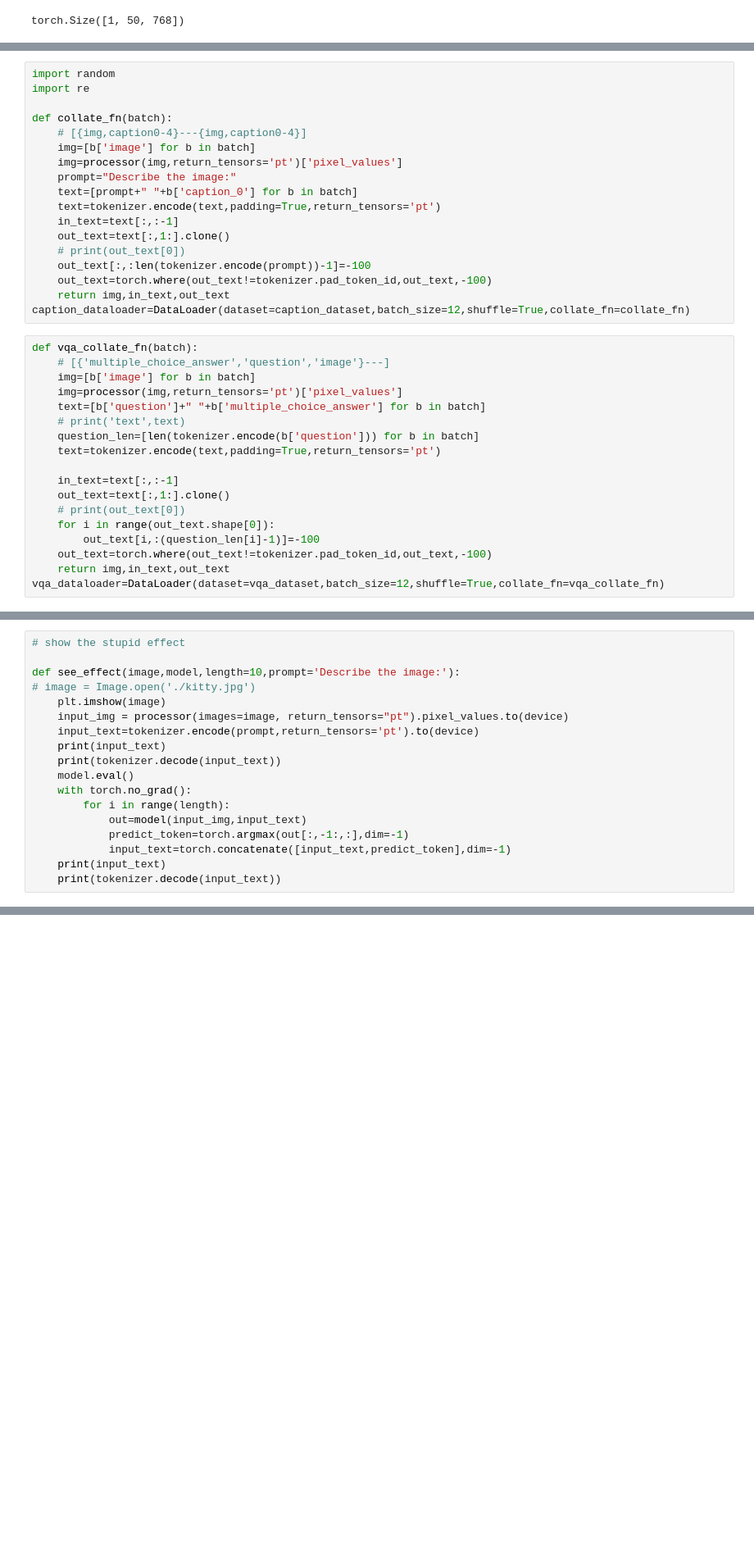
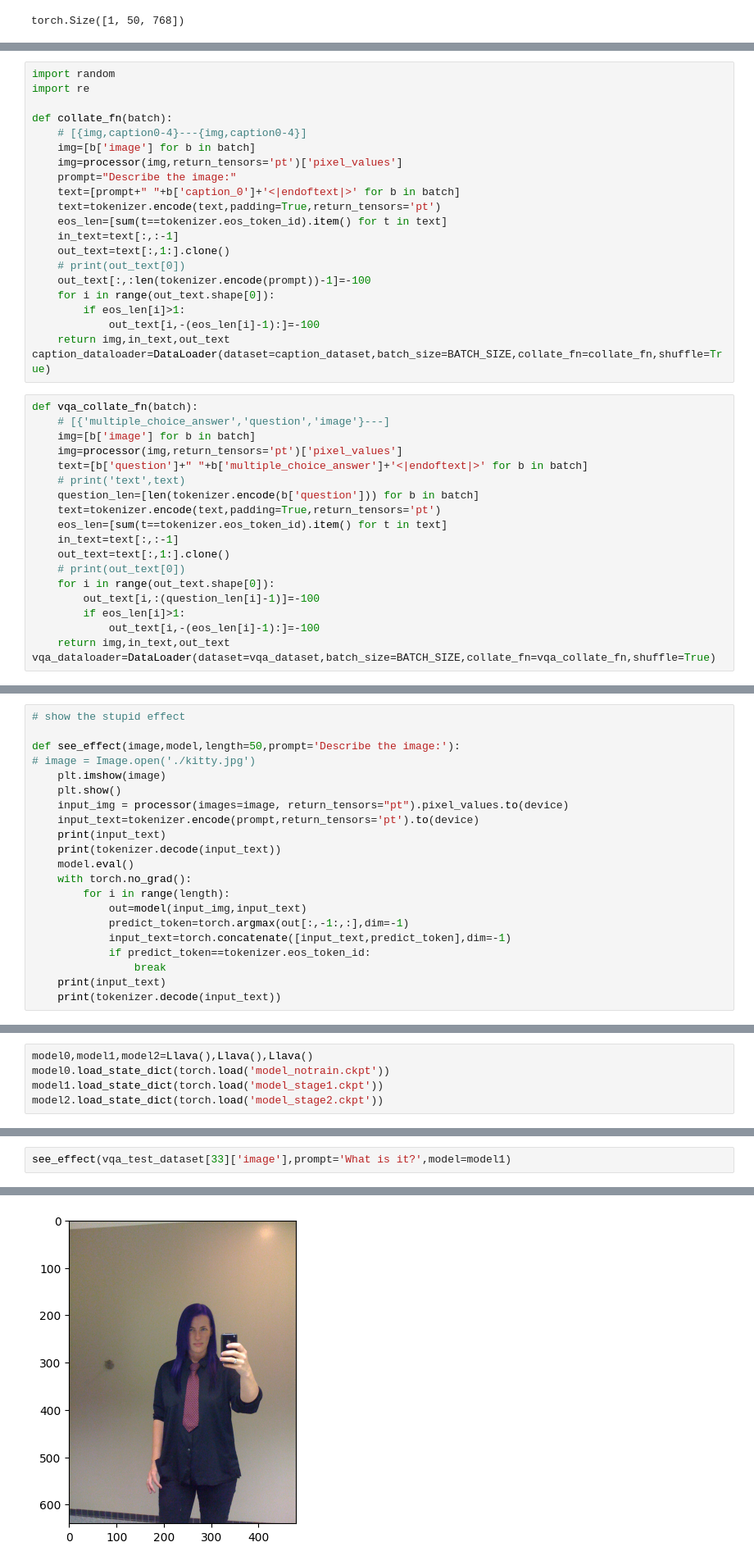
Before and after one commit to peterrayn/llava-learning, a Jupyter notebook: Untitled-2.ipynb, the cells around one changed output, grey strips where cells are left out. Shown at 82% size. Saved outputs shown, nothing was run; the diff lists cells and outputs as text; blank space fills up the shorter version.

```diff
--- a/Untitled-2.ipynb
+++ b/Untitled-2.ipynb
@@ -69,33 +85,37 @@ def collate_fn(batch):
     img=[b['image'] for b in batch]
     img=processor(img,return_tensors='pt')['pixel_values']
     prompt="Describe the image:"
-    text=[prompt+" "+b['caption_0'] for b in batch]
+    text=[prompt+" "+b['caption_0']+'<|endoftext|>' for b in batch]
     text=tokenizer.encode(text,padding=True,return_tensors='pt')
+    eos_len=[sum(t==tokenizer.eos_token_id).item() for t in text]
     in_text=text[:,:-1]
     out_text=text[:,1:].clone()
     # print(out_text[0])
     out_text[:,:len(tokenizer.encode(prompt))-1]=-100
-    out_text=torch.where(out_text!=tokenizer.pad_token_id,out_text,-100)
+    for i in range(out_text.shape[0]):
+        if eos_len[i]>1:
+            out_text[i,-(eos_len[i]-1):]=-100
     return img,in_text,out_text
-caption_dataloader=DataLoader(dataset=caption_dataset,batch_size=12,shuffle=True,collate_fn=collate_fn)
+caption_dataloader=DataLoader(dataset=caption_dataset,batch_size=BATCH_SIZE,collate_fn=collate_fn,shuffle=True)
 # %%
 def vqa_collate_fn(batch):
     # [{'multiple_choice_answer','question','image'}---]
     img=[b['image'] for b in batch]
     img=processor(img,return_tensors='pt')['pixel_values']
-    text=[b['question']+" "+b['multiple_choice_answer'] for b in batch]
+    text=[b['question']+" "+b['multiple_choice_answer']+'<|endoftext|>' for b in batch]
     # print('text',text)
     question_len=[len(tokenizer.encode(b['question'])) for b in batch]
     text=tokenizer.encode(text,padding=True,return_tensors='pt')
-
+    eos_len=[sum(t==tokenizer.eos_token_id).item() for t in text]
     in_text=text[:,:-1]
     out_text=text[:,1:].clone()
     # print(out_text[0])
     for i in range(out_text.shape[0]):
         out_text[i,:(question_len[i]-1)]=-100
-    out_text=torch.where(out_text!=tokenizer.pad_token_id,out_text,-100)
+        if eos_len[i]>1:
+            out_text[i,-(eos_len[i]-1):]=-100
     return img,in_text,out_text
-vqa_dataloader=DataLoader(dataset=vqa_dataset,batch_size=12,shuffle=True,collate_fn=vqa_collate_fn)
+vqa_dataloader=DataLoader(dataset=vqa_dataset,batch_size=BATCH_SIZE,collate_fn=vqa_collate_fn,shuffle=True)
 # %%
 for img,in_text,out_text in vqa_dataloader:
     print(img.shape)
@@ -177,9 +204,10 @@ Notes:
 # %%
 # show the stupid effect
 
-def see_effect(image,model,length=10,prompt='Describe the image:'):
+def see_effect(image,model,length=50,prompt='Describe the image:'):
 # image = Image.open('./kitty.jpg')
     plt.imshow(image)
+    plt.show()
     input_img = processor(images=image, return_tensors="pt").pixel_values.to(device)
     input_text=tokenizer.encode(prompt,return_tensors='pt').to(device)
     print(input_text)
@@ -190,6 +218,8 @@ def see_effect(image,model,length=10,prompt='Describe the image:'):
             out=model(input_img,input_text)
             predict_token=torch.argmax(out[:,-1:,:],dim=-1)
             input_text=torch.concatenate([input_text,predict_token],dim=-1)
+            if predict_token==tokenizer.eos_token_id:
+                break
     print(input_text)
     print(tokenizer.decode(input_text))
 # %%
@@ -299,0 +298,5 @@ tensor([[24564,  4892,   262,  2939,    25,   645,   645,   645,   645,   645,
+# %%
+model0,model1,model2=Llava(),Llava(),Llava()
+model0.load_state_dict(torch.load('model_notrain.ckpt'))
+model1.load_state_dict(torch.load('model_stage1.ckpt'))
+model2.load_state_dict(torch.load('model_stage2.ckpt'))
@@ -299,0 +322,3 @@ tensor([[24564,  4892,   262,  2939,    25,   645,   645,   645,   645,   645,
+# %%
+see_effect(vqa_test_dataset[33]['image'],prompt='What is it?',model=model1)
+# %% [output]
@@ -299,0 +329 @@ tensor([[24564,  4892,   262,  2939,    25,   645,   645,   645,   645,   645,
+[figure, added]
```
Also changed, not shown: parts of 16 cells of this notebook, 3 other files.
